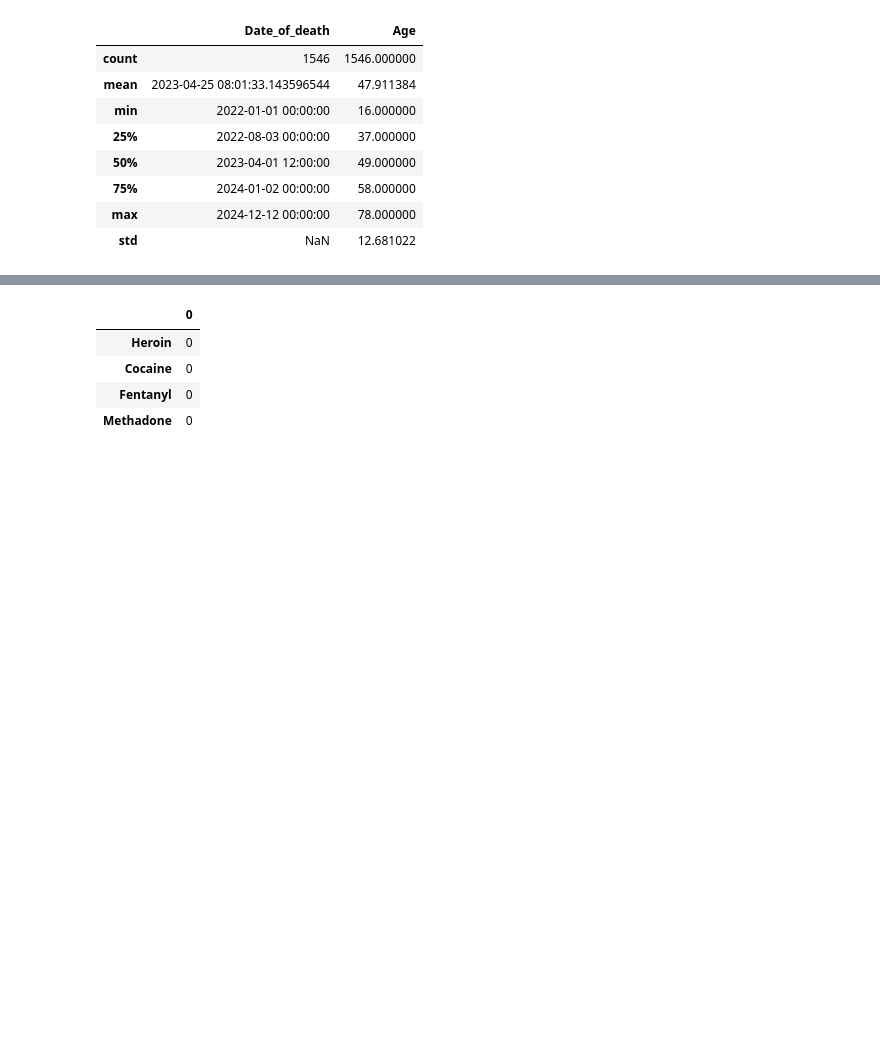
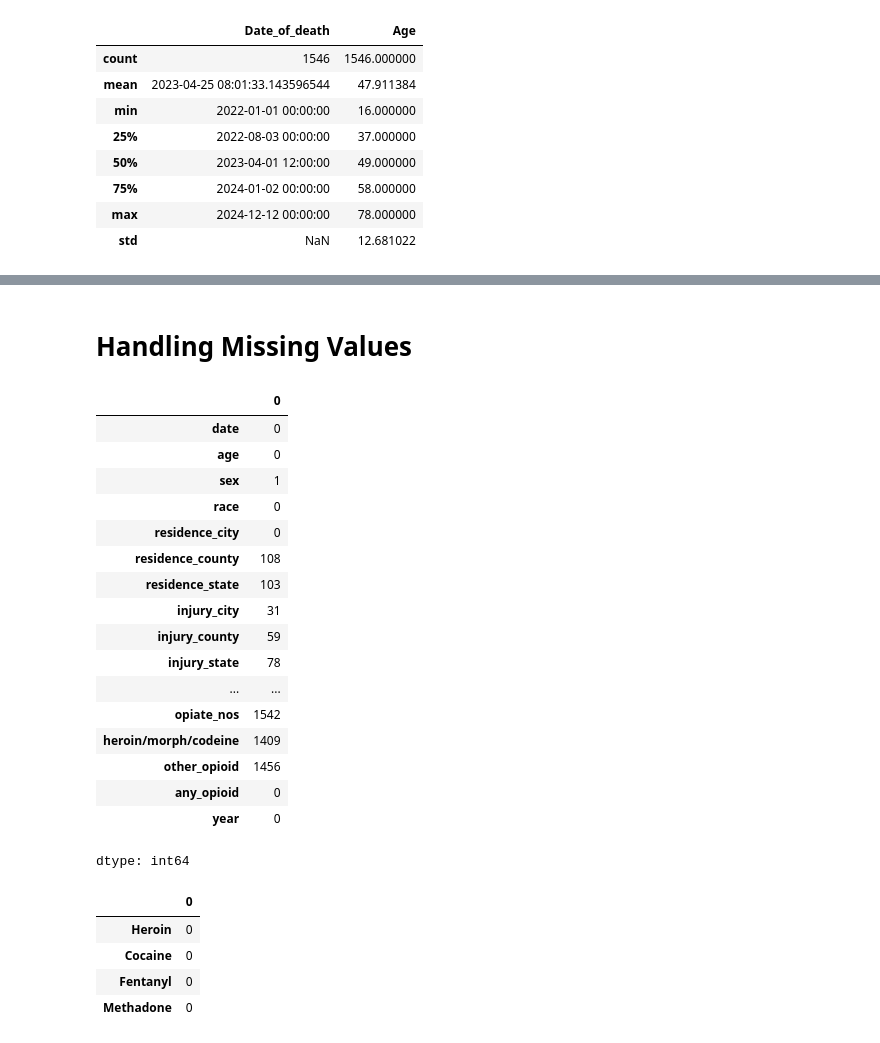
Before and after one commit to athirasureshev-lab/Accidental_Drug_Related_Death, a Jupyter notebook: Python_Final_Project.ipynb, the cells around one changed output, grey strips where cells are left out. Saved outputs shown, nothing was run; the diff lists cells and outputs as text; code cells hidden in the pictures; blank space fills up the shorter version.

```diff
--- a/Python_Final_Project.ipynb
+++ b/Python_Final_Project.ipynb
@@ -107,3 +125,27 @@ df.describe()
+# %% [markdown]
+# Handling Missing Values
+# %%
+# Check missing values
+df.isnull().sum()
+# %% [output]
+|  | 0 |
+| date | 0 |
+| age | 0 |
+| sex | 1 |
+| race | 0 |
+| residence_city | 0 |
+| residence_county | 108 |
+| residence_state | 103 |
+| injury_city | 31 |
+| injury_county | 59 |
+| injury_state | 78 |
+| ... | ... |
+| opiate_nos | 1542 |
+| heroin/morph/codeine | 1409 |
+| other_opioid | 1456 |
+| any_opioid | 0 |
+| year | 0 |
+dtype: int64
 # %%
 df[drug_columns].isnull().sum()
 # %% [output]
```
Also changed, not shown: parts of 8 cells of this notebook.
